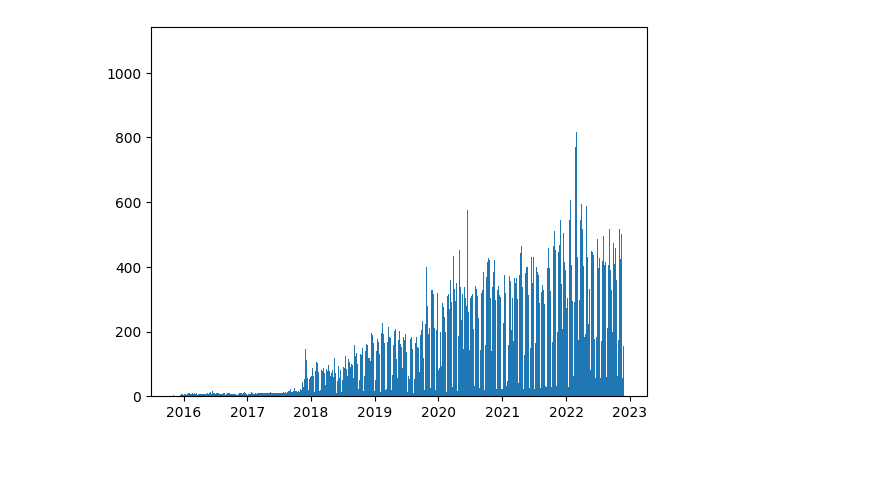
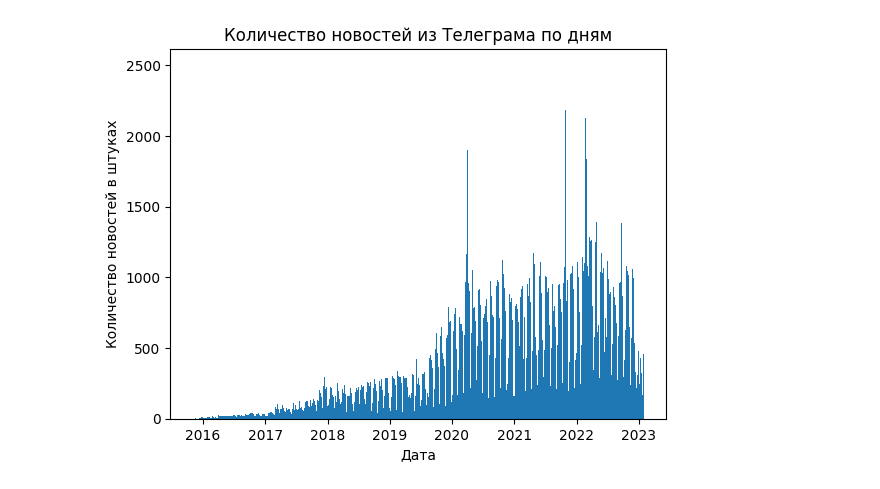
Before and after one commit to BorisenkoGeorgy/Disser_news_stocks, a Jupyter notebook: notebooks/EDA.ipynb, the cells around one changed output. Saved outputs shown, nothing was run; the diff lists cells and outputs as text; code cells hidden in the pictures; blank space fills up the shorter version.

```diff
--- a/notebooks/EDA.ipynb
+++ b/notebooks/EDA.ipynb
@@ -34,6 +31,7 @@ get_start_dates_tlg()
 # %%
 def get_dates_tlg(root='Telegram data'):
-    files = sorted(os.listdir(f'{root}'))[1:]
+    files = os.listdir(f'{root}')
+    files.remove('.DS_Store')
     dates = pd.Series()
     for file in files:
         tmp = pd.to_datetime(pd.read_json(f'{root}/{file}')['date']).dt.round('D')
@@ -43,6 +41,10 @@ def get_dates_tlg(root='Telegram data'):
 # %%
 dates_tg = get_dates_tlg()
 # %%
-plt.hist(dates_tg, bins=len(np.unique(dates_tg)));
+plt.hist(dates_tg, bins=len(np.unique(dates_tg)))
+plt.xlabel('Дата')
+plt.ylabel('Количество новостей в штуках')
+plt.title('Количество новостей из Телеграма по дням')
+plt.show()
 # %% [output]
-[figure, old version]
+[figure, new version]
```
Also changed, not shown: parts of 10 cells of this notebook.
